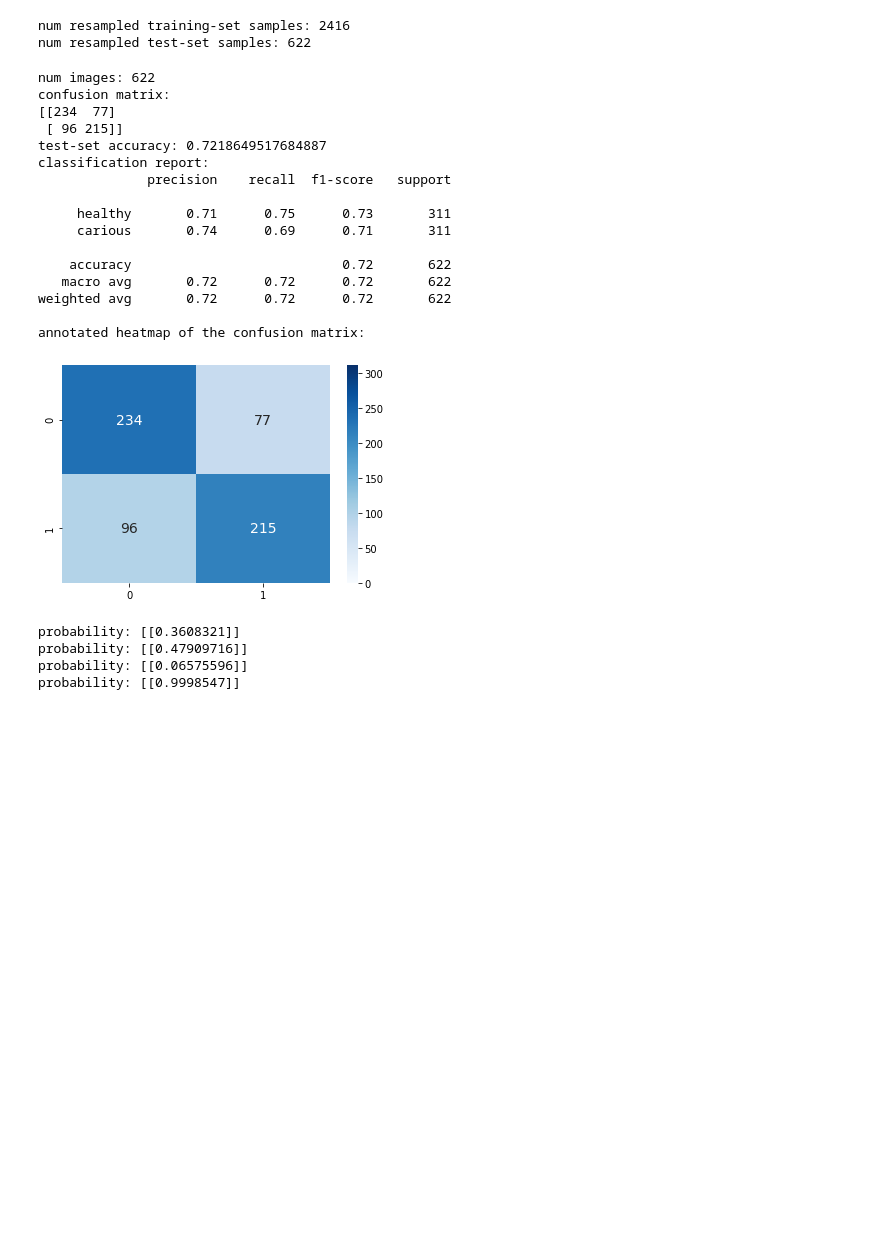
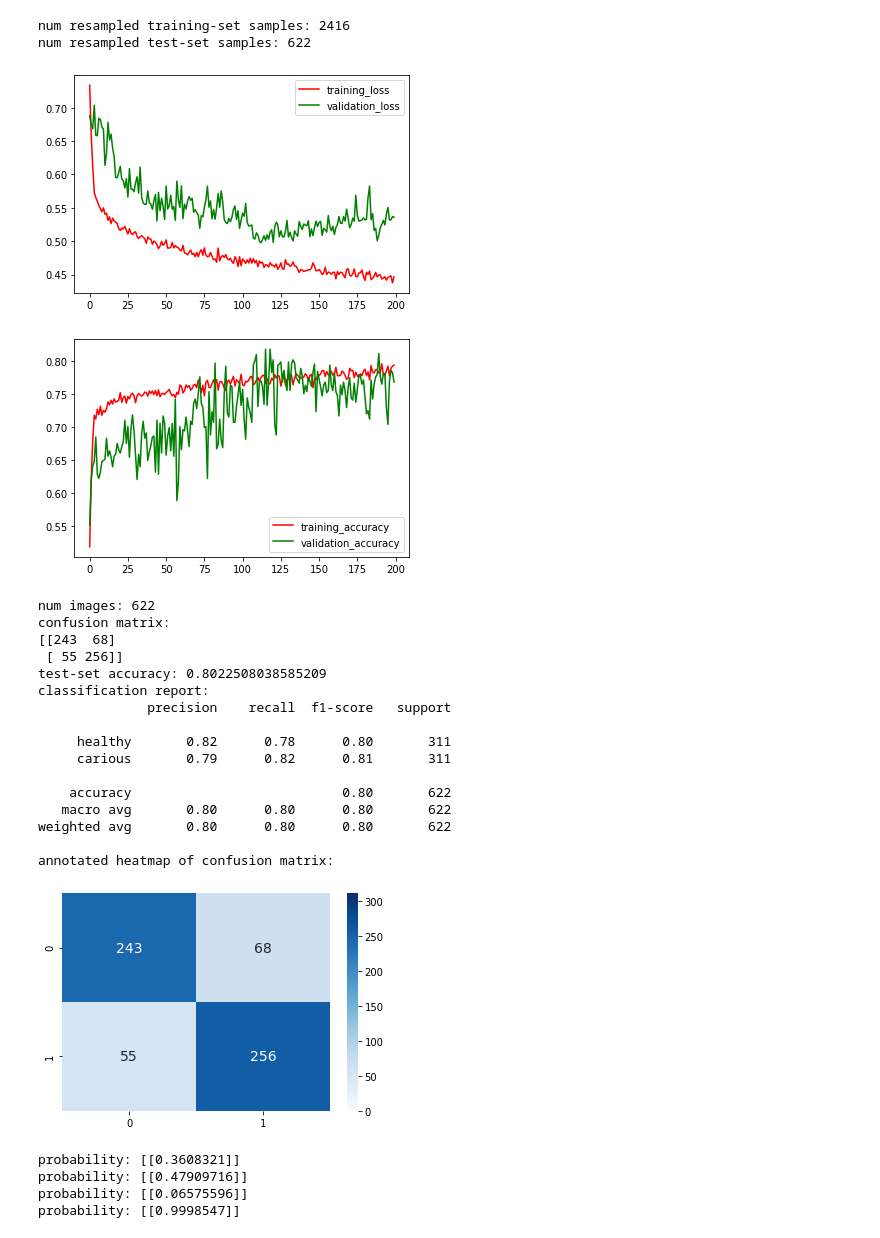
Before and after one commit to armiro/Dental-Caries-Classification, a Jupyter notebook: dental_caries_detection.ipynb, the cells around one changed output. Cells and saved outputs as stored; diff of their text form; code cells hidden in the pictures; blank space fills up the shorter version.

Commit message:
change metric from accuracy to loss

```diff
--- a/dental_caries_detection.ipynb
+++ b/dental_caries_detection.ipynb
@@ -288,7 +288,7 @@ def create_model():
   return Model(inputs=image_in, outputs=x10, name='binary_classifier')
 
 classifier = create_model()
-custom_opt = optimizers.Adam(learning_rate=0.0005)
+custom_opt = optimizers.Adam(learning_rate=0.0001)
 classifier.compile(optimizer=custom_opt, loss='binary_crossentropy', metrics=['accuracy'])
 classifier.summary()
 print('Num network layers:', len(classifier.layers))
@@ -360,29 +360,41 @@ def load_obj(name):
 # %%
 from keras.callbacks import ModelCheckpoint
 
-file_path = '/content/drive/My Drive/model/eps={epoch:03d}_valAcc={val_accuracy:.4f}.hdf5'
-checkpoint = ModelCheckpoint(file_path, monitor='val_accuracy', verbose=1,
-                             save_best_only=True, mode='max')
+file_path = '/content/drive/My Drive/model/eps={epoch:03d}_valLoss={val_loss:.4f}.hdf5'
+checkpoint = ModelCheckpoint(file_path, monitor='val_loss', verbose=1,
+                             save_best_only=True, mode='min')
 
 cb_list = [checkpoint]
 # %%
 training = classifier.fit(x=aug.flow(x=X_train_resampled, y=y_train_resampled, batch_size=32),
-                          callbacks=cb_list, initial_epoch=next_init_epoch, verbose=1, epochs=100,
+                          callbacks=cb_list, initial_epoch=next_init_epoch, verbose=1, epochs=200,
                           validation_data=(X_test_resampled, y_test_resampled))
 
-path = '/content/drive/My Drive/model/'
-save_obj(obj=training.history, name=path+'training_history')
+# path = '/content/drive/My Drive/model/'
+# save_obj(obj=training.history, name=path+'training_history')
 # %%
 path = '/content/drive/My Drive/model/'
+
 # training_his = load_obj(name=path+'training_history')
 fig = plt.figure()
 plt.plot(training.history['loss'], color='r', label='training_loss')
 # plt.plot(training_his['loss'], color='r', label='training_loss')
 plt.plot(training.history['val_loss'], color='g', label='validation_loss')
-# plt.plot(training_his['val_loss'], color='g', label='val_loss')
+# plt.plot(training_his['val_loss'], color='g', label='validation_loss')
 plt.legend()
 plt.show()
-fig.savefig(path+'training_history_beasf.png')
+# fig.savefig(path+'training_history.png')
+
+fig = plt.figure()
+plt.plot(training.history['accuracy'], color='r', label='training_accuracy')
+# plt.plot(training_his['accuracy'], color='r', label='accuracy')
+plt.plot(training.history['val_accuracy'], color='g', label='validation_accuracy')
+# plt.plot(training_his['val_accuracy'], color='g', label='validation_accuracy')
+plt.legend()
+plt.show()
+# %% [output]
+[figure, added]
+[figure, added]
 # %%
 # save the final best weights and delete others (after training is finished)
 weights_folder = '/content/drive/My Drive/model'
@@ -421,20 +433,20 @@ _ = sns.heatmap(data=cm, cmap='Blues', annot=True, annot_kws={'size': 14}, fmt='
 # %% [output]
 num images: 622
 confusion matrix:
-[[234  77]
- [ 96 215]]
-test-set accuracy: 0.7218649517684887
+[[243  68]
+ [ 55 256]]
+test-set accuracy: 0.8022508038585209
 classification report:
               precision    recall  f1-score   support
 
-     healthy       0.71      0.75      0.73       311
-     carious       0.74      0.69      0.71       311
+     healthy       0.82      0.78      0.80       311
+     carious       0.79      0.82      0.81       311
 
-    accuracy                           0.72       622
-   macro avg       0.72      0.72      0.72       622
-weighted avg       0.72      0.72      0.72       622
+    accuracy                           0.80       622
+   macro avg       0.80      0.80      0.80       622
+weighted avg       0.80      0.80      0.80       622
 
-annotated heatmap of the confusion matrix:
+annotated heatmap of confusion matrix:
 [figure]
 # %%
 # save the model architecture and dataset as json and zip/npy files
```
Also changed, not shown: parts of 3 cells of this notebook.
